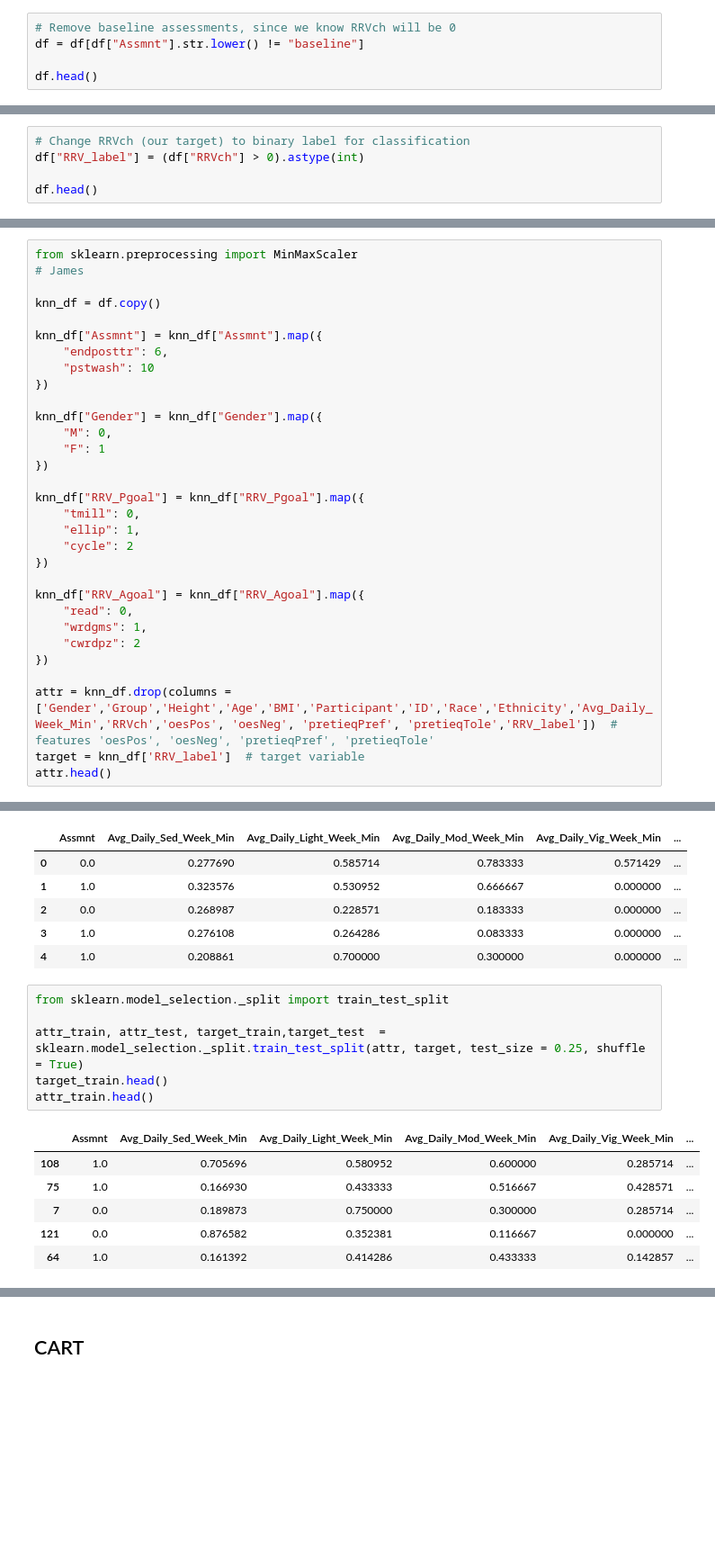
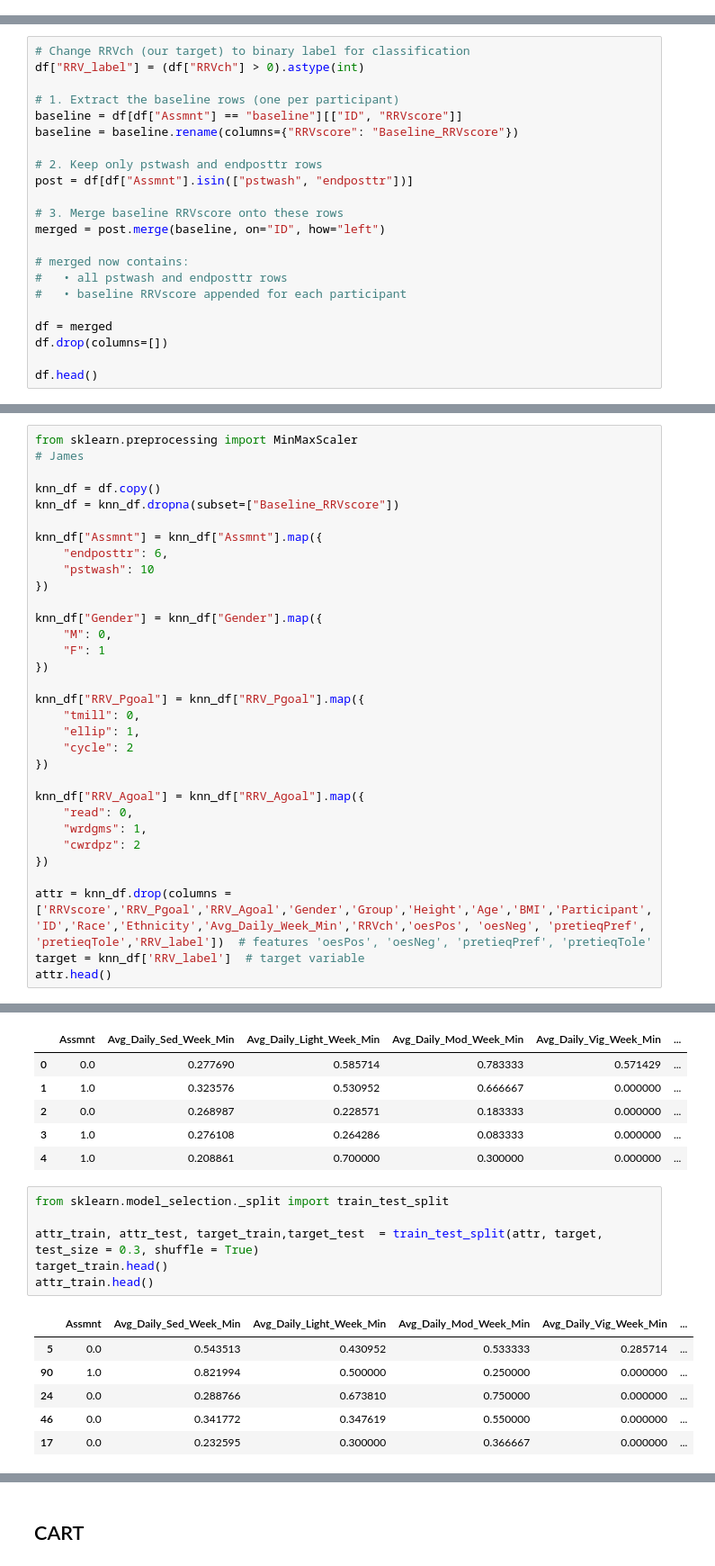
Before and after one commit to JainAnnanya/rrv-activity-modeling-ml, a Jupyter notebook: fitness_models.ipynb, the cells around one changed output, grey strips where cells are left out. Shown at 90% size. Drawn from its saved outputs; the diff is of its cells as text; blank space fills up the shorter version.

```diff
--- a/fitness_models.ipynb
+++ b/fitness_models.ipynb
@@ -28,8 +28,3 @@ df.head()
 | 3 | 407-0002 | 2 | M | 0.0 | White | Not Hispanic or Latino | baseline | 680.0 | ... |
 | 4 | 407-0002 | 2 | M | 0.0 | White | Not Hispanic or Latino | endposttr | 622.0 | ... |
 5 rows × 24 columns
-# %%
-# Remove baseline assessments, since we know RRVch will be 0
-df = df[df["Assmnt"].str.lower() != "baseline"]
-
-df.head()
@@ -45,6 +32,23 @@ df.head()
 # Change RRVch (our target) to binary label for classification
 df["RRV_label"] = (df["RRVch"] > 0).astype(int)
 
+# 1. Extract the baseline rows (one per participant)
+baseline = df[df["Assmnt"] == "baseline"][["ID", "RRVscore"]]
+baseline = baseline.rename(columns={"RRVscore": "Baseline_RRVscore"})
+
+# 2. Keep only pstwash and endposttr rows
+post = df[df["Assmnt"].isin(["pstwash", "endposttr"])]
+
+# 3. Merge baseline RRVscore onto these rows
+merged = post.merge(baseline, on="ID", how="left")
+
+# merged now contains:
+#   • all pstwash and endposttr rows
+#   • baseline RRVscore appended for each participant
+
+df = merged
+df.drop(columns=[])
+
 df.head()
 # %% [output]
 |  | Participant | ID | Gender | Group | Race | Ethnicity | Assmnt | Avg_Daily_Week_Min | ... |
@@ -61,6 +65,7 @@ from sklearn.preprocessing import MinMaxScaler
 # James
 
 knn_df = df.copy()
+knn_df = knn_df.dropna(subset=["Baseline_RRVscore"])
 
 knn_df["Assmnt"] = knn_df["Assmnt"].map({
     "endposttr": 6,
@@ -84,7 +89,7 @@ knn_df["RRV_Agoal"] = knn_df["RRV_Agoal"].map({
     "cwrdpz": 2
 })
 
-attr = knn_df.drop(columns = ['Gender','Group','Height','Age','BMI','Participant','ID','Race','Ethnicity','Avg_Daily_Week_Min','RRVch','oesPos', 'oesNeg', 'pretieqPref', 'pretieqTole','RRV_label'])  # features 'oesPos', 'oesNeg', 'pretieqPref', 'pretieqTole'
+attr = knn_df.drop(columns = ['RRVscore','RRV_Pgoal','RRV_Agoal','Gender','Group','Height','Age','BMI','Participant','ID','Race','Ethnicity','Avg_Daily_Week_Min','RRVch','oesPos', 'oesNeg', 'pretieqPref', 'pretieqTole','RRV_label'])  # features 'oesPos', 'oesNeg', 'pretieqPref', 'pretieqTole'
 target = knn_df['RRV_label']  # target variable
 attr.head()
 # %% [output]
@@ -108,16 +113,16 @@ attr.head()
 # %%
 from sklearn.model_selection._split import train_test_split
 
-attr_train, attr_test, target_train,target_test  = sklearn.model_selection._split.train_test_split(attr, target, test_size = 0.25, shuffle = True)
+attr_train, attr_test, target_train,target_test  = train_test_split(attr, target, test_size = 0.3, shuffle = True)
 target_train.head()
 attr_train.head()
 # %% [output]
 |  | Assmnt | Avg_Daily_Sed_Week_Min | Avg_Daily_Light_Week_Min | Avg_Daily_Mod_Week_Min | Avg_Daily_Vig_Week_Min | ... |
-| 108 | 1.0 | 0.705696 | 0.580952 | 0.600000 | 0.285714 | ... |
-| 75 | 1.0 | 0.166930 | 0.433333 | 0.516667 | 0.428571 | ... |
-| 7 | 0.0 | 0.189873 | 0.750000 | 0.300000 | 0.285714 | ... |
-| 121 | 0.0 | 0.876582 | 0.352381 | 0.116667 | 0.000000 | ... |
-| 64 | 1.0 | 0.161392 | 0.414286 | 0.433333 | 0.142857 | ... |
+| 5 | 0.0 | 0.543513 | 0.430952 | 0.533333 | 0.285714 | ... |
+| 90 | 1.0 | 0.821994 | 0.500000 | 0.250000 | 0.000000 | ... |
+| 24 | 0.0 | 0.288766 | 0.673810 | 0.750000 | 0.000000 | ... |
+| 46 | 0.0 | 0.341772 | 0.347619 | 0.550000 | 0.000000 | ... |
+| 17 | 0.0 | 0.232595 | 0.300000 | 0.366667 | 0.000000 | ... |
 # %%
 from sklearn.neighbors import KNeighborsClassifier
 from sklearn.metrics import accuracy_score
```
Also changed, not shown: parts of 8 cells of this notebook.
